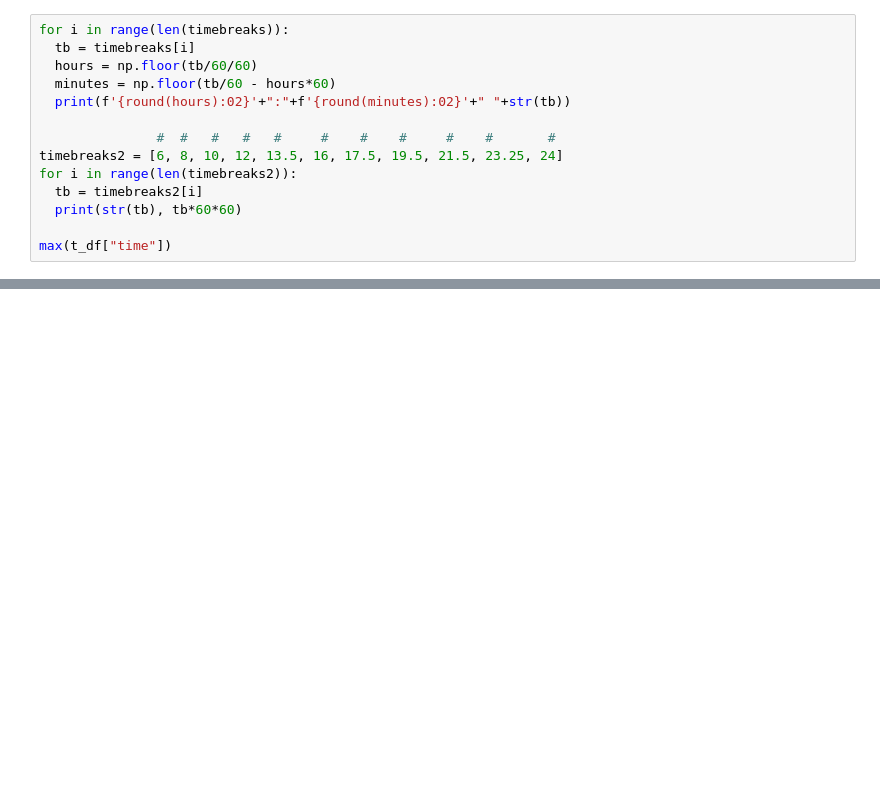
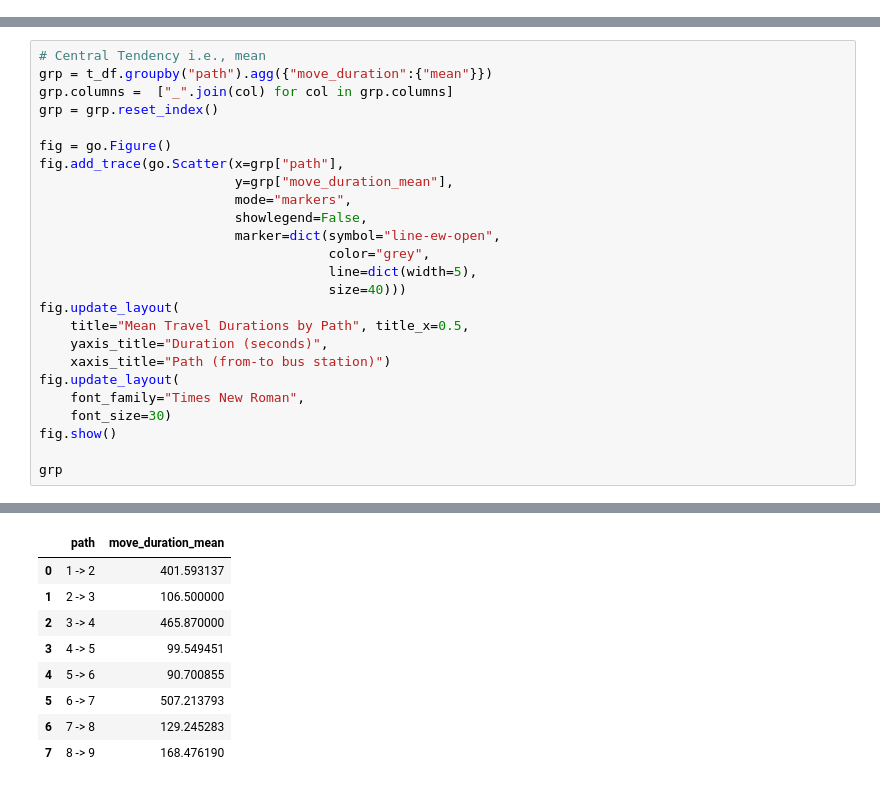
Before and after one commit to wafibismail/davis-busroutes, a Jupyter notebook: notebook.ipynb, the cells around one changed output, grey strips where cells are left out. Drawn from its saved outputs; the diff is of its cells as text; blank space fills up the shorter version.

```diff
--- a/notebook.ipynb
+++ b/notebook.ipynb
@@ -376,14 +2,0 @@ px.scatter(t_df, x = 'time', y = 'move_duration', color = 'move').show()
-# %%
-for i in range(len(timebreaks)):
-  tb = timebreaks[i]
-  hours = np.floor(tb/60/60)
-  minutes = np.floor(tb/60 - hours*60)
-  print(f'{round(hours):02}'+":"+f'{round(minutes):02}'+" "+str(tb))
-
-               #  #   #   #   #     #    #    #     #    #       #
-timebreaks2 = [6, 8, 10, 12, 13.5, 16, 17.5, 19.5, 21.5, 23.25, 24]
-for i in range(len(timebreaks2)):
-  tb = timebreaks2[i]
-  print(str(tb), tb*60*60)
-
-max(t_df["time"])
@@ -719,0 +167,26 @@ t_df.iloc[:,8:32]
+# %%
+# Central Tendency i.e., mean
+grp = t_df.groupby("path").agg({"move_duration":{"mean"}})
+grp.columns =  ["_".join(col) for col in grp.columns]
+grp = grp.reset_index()
+
+fig = go.Figure()
+fig.add_trace(go.Scatter(x=grp["path"],
+                         y=grp["move_duration_mean"],
+                         mode="markers",
+                         showlegend=False,
+                         marker=dict(symbol="line-ew-open",
+                                     color="grey",
+                                     line=dict(width=5),
+                                     size=40)))
+fig.update_layout(
+    title="Mean Travel Durations by Path", title_x=0.5,
+    yaxis_title="Duration (seconds)",
+    xaxis_title="Path (from-to bus station)")
+fig.update_layout(
+    font_family="Times New Roman",
+    font_size=30)
+fig.show()
+
+grp
+# %% [output]
@@ -719,0 +194,9 @@ t_df.iloc[:,8:32]
+|  | path | move_duration_mean |
+| 0 | 1 -> 2 | 401.593137 |
+| 1 | 2 -> 3 | 106.500000 |
+| 2 | 3 -> 4 | 465.870000 |
+| 3 | 4 -> 5 | 99.549451 |
+| 4 | 5 -> 6 | 90.700855 |
+| 5 | 6 -> 7 | 507.213793 |
+| 6 | 7 -> 8 | 129.245283 |
+| 7 | 8 -> 9 | 168.476190 |
```
Also changed, not shown: parts of 42 cells of this notebook.
